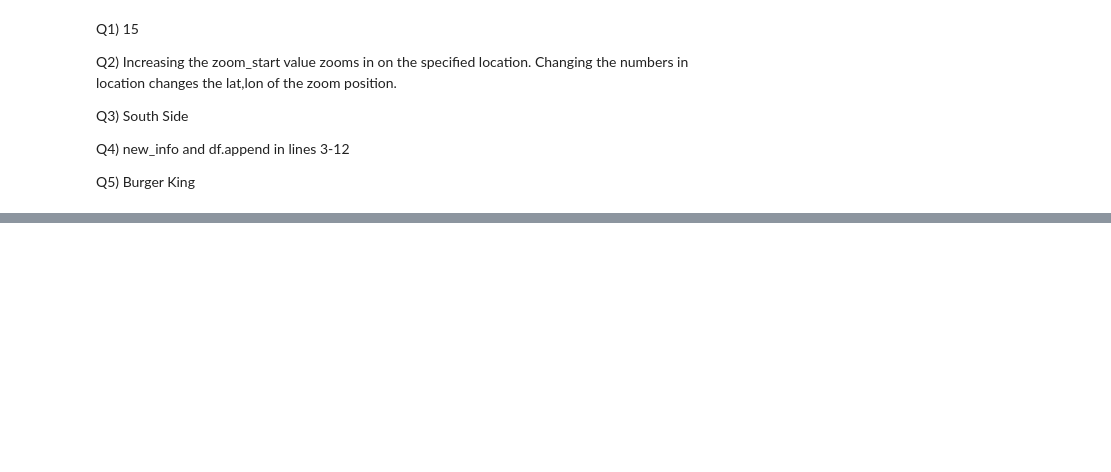
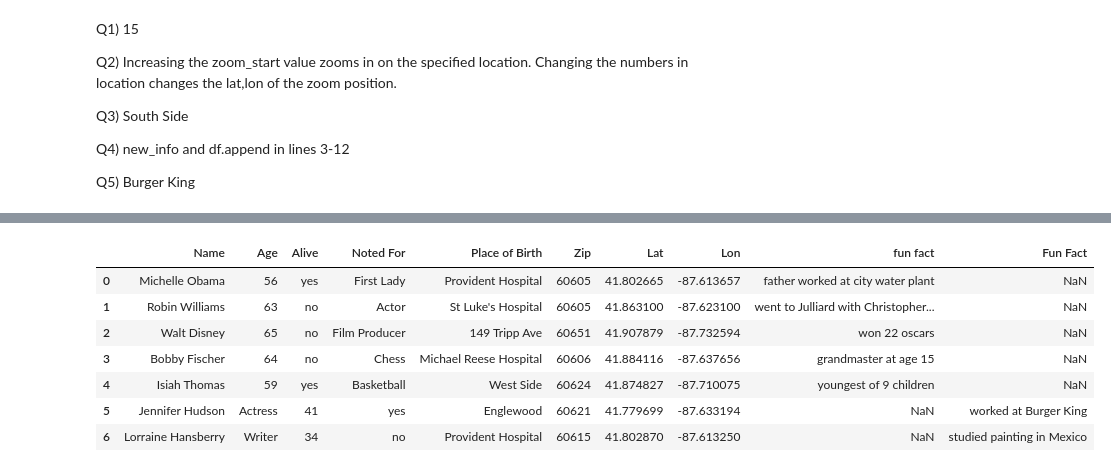
Before and after one commit to timothyprojectGiG/JB_Math_Textbook, a Jupyter notebook: _sources/PreCollege/Celestial/jnb7.ipynb, the cells around one changed output, grey strips where cells are left out. Drawn from its saved outputs; the diff is of its cells as text; code cells hidden in the pictures; blank space fills up the shorter version.

```diff
--- a/_sources/PreCollege/Celestial/jnb7.ipynb
+++ b/_sources/PreCollege/Celestial/jnb7.ipynb
@@ -154,2 +152,13 @@ Chicago_map2
 # %% [output]
 [interactive output not drawn]
+# %%
+Chi
+# %% [output]
+|  | Name | Age | Alive | Noted For | Place of Birth | Zip | Lat | Lon | fun fact | Fun Fact |
+| 0 | Michelle Obama | 56 | yes | First Lady | Provident Hospital | 60605 | 41.802665 | -87.613657 | father worked at city water plant | NaN |
+| 1 | Robin Williams | 63 | no | Actor | St Luke's Hospital | 60605 | 41.863100 | -87.623100 | went to Julliard with Christopher... | NaN |
+| 2 | Walt Disney | 65 | no | Film Producer | 149 Tripp Ave | 60651 | 41.907879 | -87.732594 | won 22 oscars | NaN |
+| 3 | Bobby Fischer | 64 | no | Chess | Michael Reese Hospital | 60606 | 41.884116 | -87.637656 | grandmaster at age 15 | NaN |
+| 4 | Isiah Thomas | 59 | yes | Basketball | West Side | 60624 | 41.874827 | -87.710075 | youngest of 9 children | NaN |
+| 5 | Jennifer Hudson | Actress | 41 | yes | Englewood | 60621 | 41.779699 | -87.633194 | NaN | worked at Burger King |
+| 6 | Lorraine Hansberry | Writer | 34 | no | Provident Hospital | 60615 | 41.802870 | -87.613250 | NaN | studied painting in Mexico |
```
Also changed, not shown: parts of 3 cells of this notebook, 3 other files.
